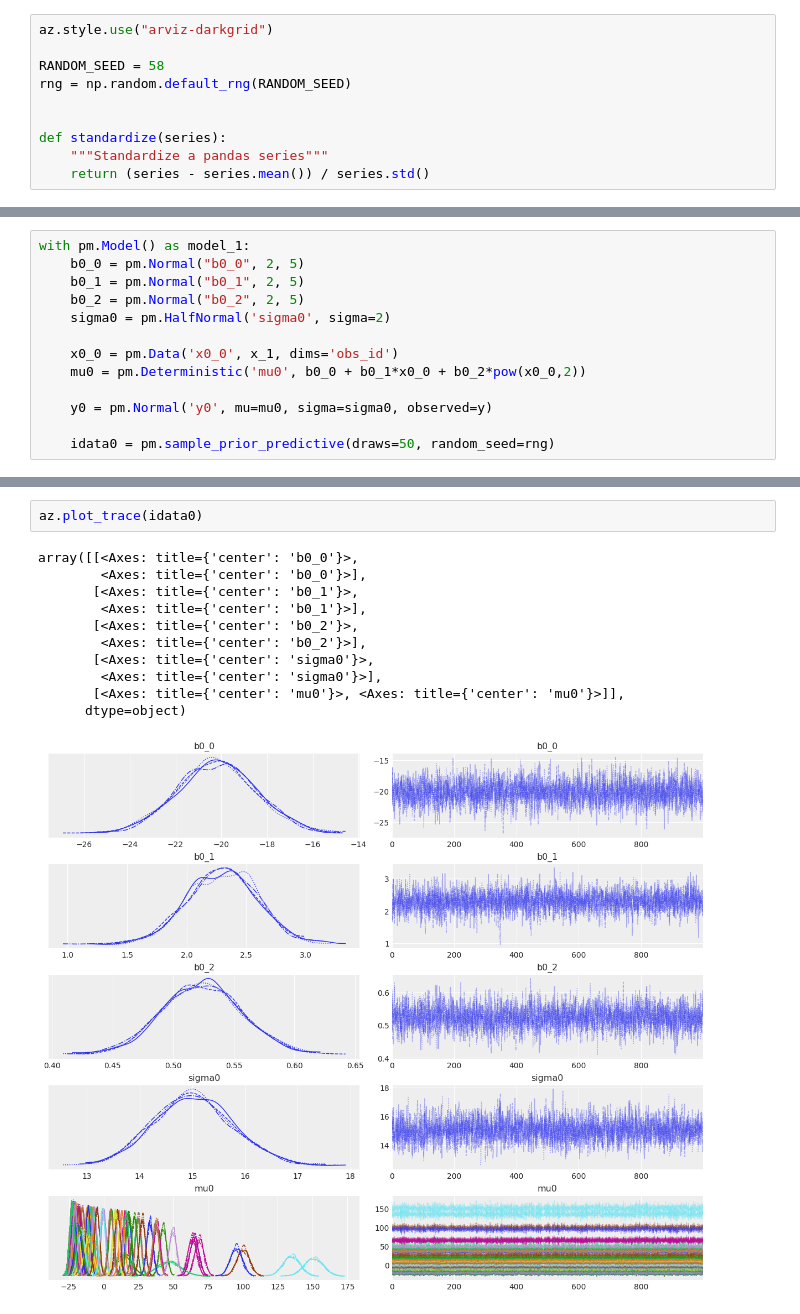
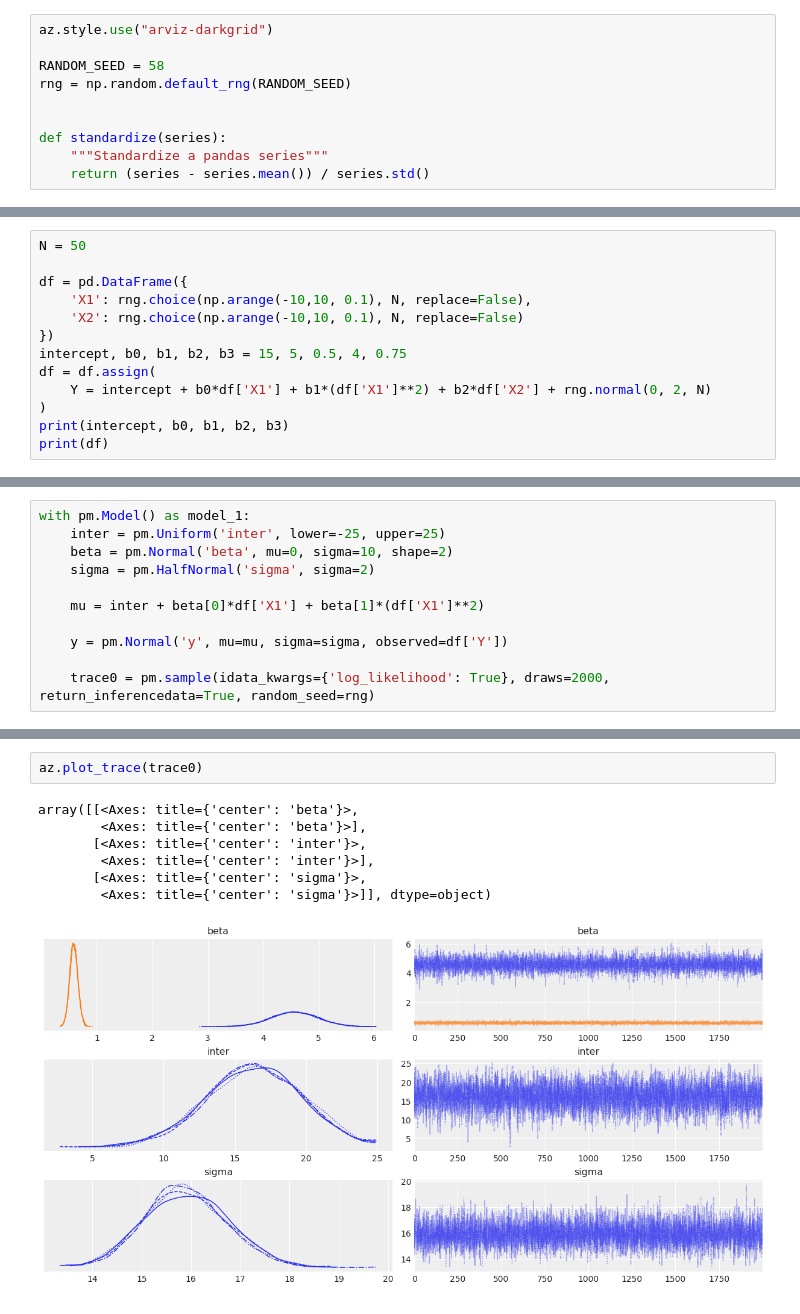
Before and after one commit to Robyrogers/seminar-bayesian_model_averaging, a Jupyter notebook: main.ipynb, the cells around one changed output, grey strips where cells are left out. Saved outputs shown, nothing was run; the diff lists cells and outputs as text.

```diff
--- a/main.ipynb
+++ b/main.ipynb
@@ -42,0 +23,13 @@ f"{x_1_scaled.mean():.2f}, {x_1_scaled.std():.2f}, {x_2_scaled.mean():.2f}, {x_2
+# %%
+N = 50
+
+df = pd.DataFrame({
+    'X1': rng.choice(np.arange(-10,10, 0.1), N, replace=False),
+    'X2': rng.choice(np.arange(-10,10, 0.1), N, replace=False)
+})
+intercept, b0, b1, b2, b3 = 15, 5, 0.5, 4, 0.75
+df = df.assign(
+    Y = intercept + b0*df['X1'] + b1*(df['X1']**2) + b2*df['X2'] + rng.normal(0, 2, N)
+)
+print(intercept, b0, b1, b2, b3)
+print(df)
@@ -52,14 +63,12 @@ axes[1].set_xlabel("X2");
 # %%
 with pm.Model() as model_1:
-    b0_0 = pm.Normal("b0_0", 2, 5)
-    b0_1 = pm.Normal("b0_1", 2, 5)
-    b0_2 = pm.Normal("b0_2", 2, 5)
-    sigma0 = pm.HalfNormal('sigma0', sigma=2)
+    inter = pm.Uniform('inter', lower=-25, upper=25)
+    beta = pm.Normal('beta', mu=0, sigma=10, shape=2)
+    sigma = pm.HalfNormal('sigma', sigma=2)
 
-    x0_0 = pm.Data('x0_0', x_1, dims='obs_id')
-    mu0 = pm.Deterministic('mu0', b0_0 + b0_1*x0_0 + b0_2*pow(x0_0,2))
+    mu = inter + beta[0]*df['X1'] + beta[1]*(df['X1']**2)
 
-    y0 = pm.Normal('y0', mu=mu0, sigma=sigma0, observed=y)
+    y = pm.Normal('y', mu=mu, sigma=sigma, observed=df['Y'])
 
-    idata0 = pm.sample_prior_predictive(draws=50, random_seed=rng)
+    trace0 = pm.sample(idata_kwargs={'log_likelihood': True}, draws=2000, return_inferencedata=True, random_seed=rng)
 # %% [output]
@@ -101,16 +90,12 @@ Text(0.5, 1.0, 'Prior predictive checks -- Flat priors')
 # %%
-az.plot_trace(idata0)
+az.plot_trace(trace0)
 # %% [output]
-array([[<Axes: title={'center': 'b0_0'}>,
-        <Axes: title={'center': 'b0_0'}>],
-       [<Axes: title={'center': 'b0_1'}>,
-        <Axes: title={'center': 'b0_1'}>],
-       [<Axes: title={'center': 'b0_2'}>,
-        <Axes: title={'center': 'b0_2'}>],
-       [<Axes: title={'center': 'sigma0'}>,
-        <Axes: title={'center': 'sigma0'}>],
-       [<Axes: title={'center': 'mu0'}>, <Axes: title={'center': 'mu0'}>]],
-      dtype=object)
+array([[<Axes: title={'center': 'beta'}>,
+        <Axes: title={'center': 'beta'}>],
+       [<Axes: title={'center': 'inter'}>,
+        <Axes: title={'center': 'inter'}>],
+       [<Axes: title={'center': 'sigma'}>,
+        <Axes: title={'center': 'sigma'}>]], dtype=object)
-[figure, old version]
+[figure, new version]
 # %%
 with model_1:
```
Also changed, not shown: parts of 22 cells of this notebook, 1 other file.
